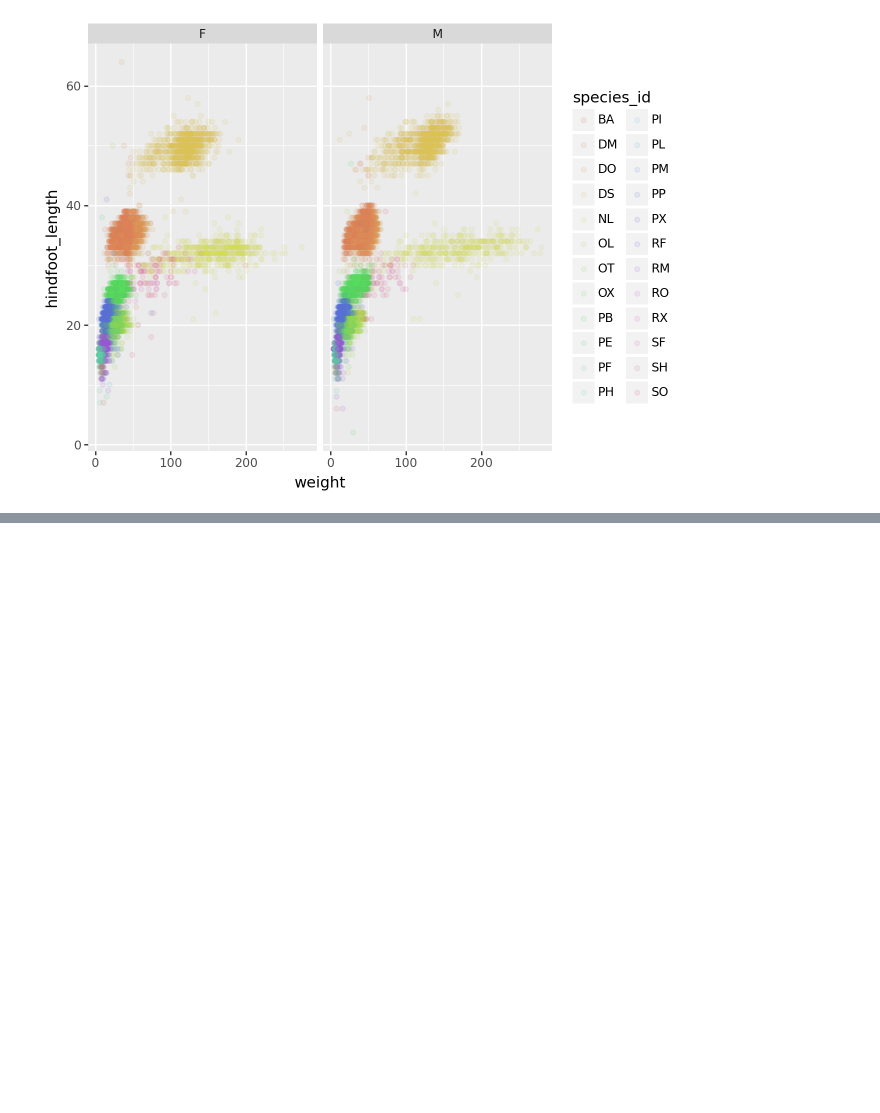
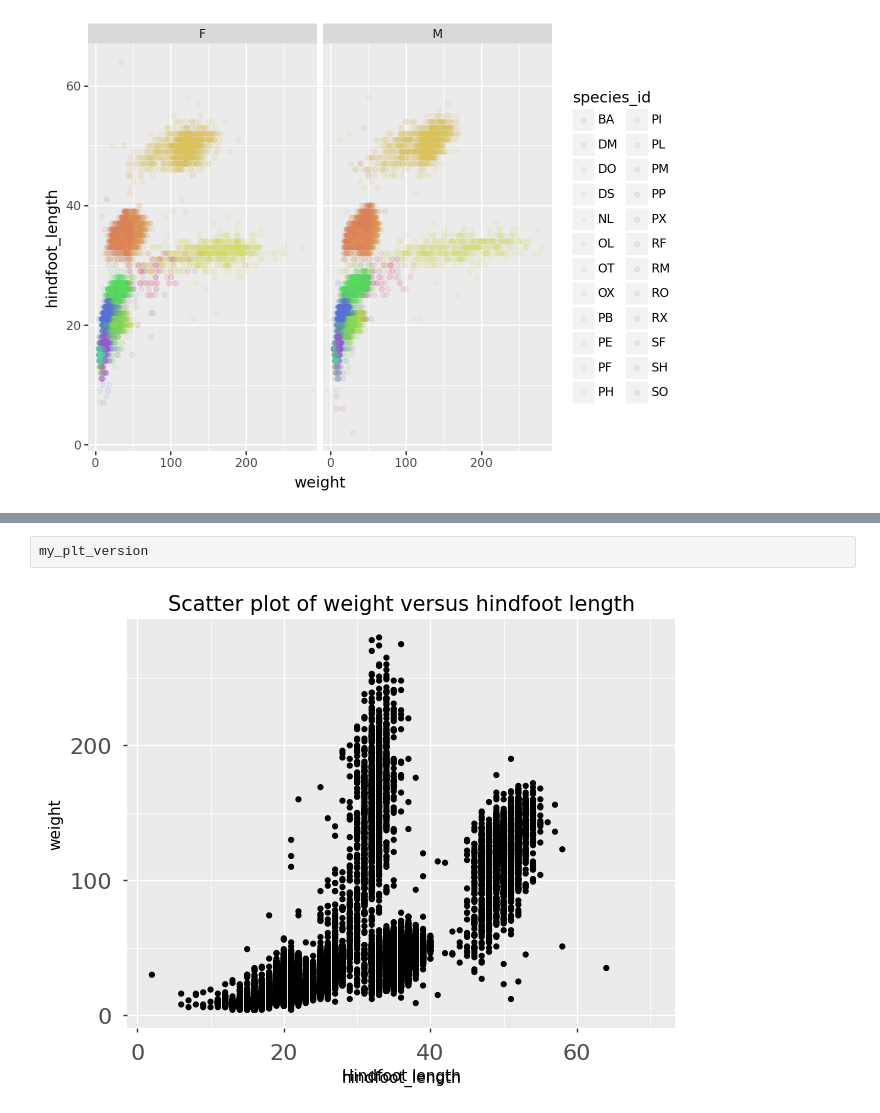
Before and after one commit to theodoraaaa/data-vis-python, a Jupyter notebook: survey_data_vis.ipynb, the cells around one changed output, grey strips where cells are left out. Drawn from its saved outputs; the diff is of its cells as text; blank space fills up the shorter version.

```diff
--- a/survey_data_vis.ipynb
+++ b/survey_data_vis.ipynb
@@ -169,0 +193,4 @@ yearly_counts
+# %%
+my_plt_version
+# %% [output]
+[figure, added]
```
Also changed, not shown: parts of 4 cells of this notebook.
